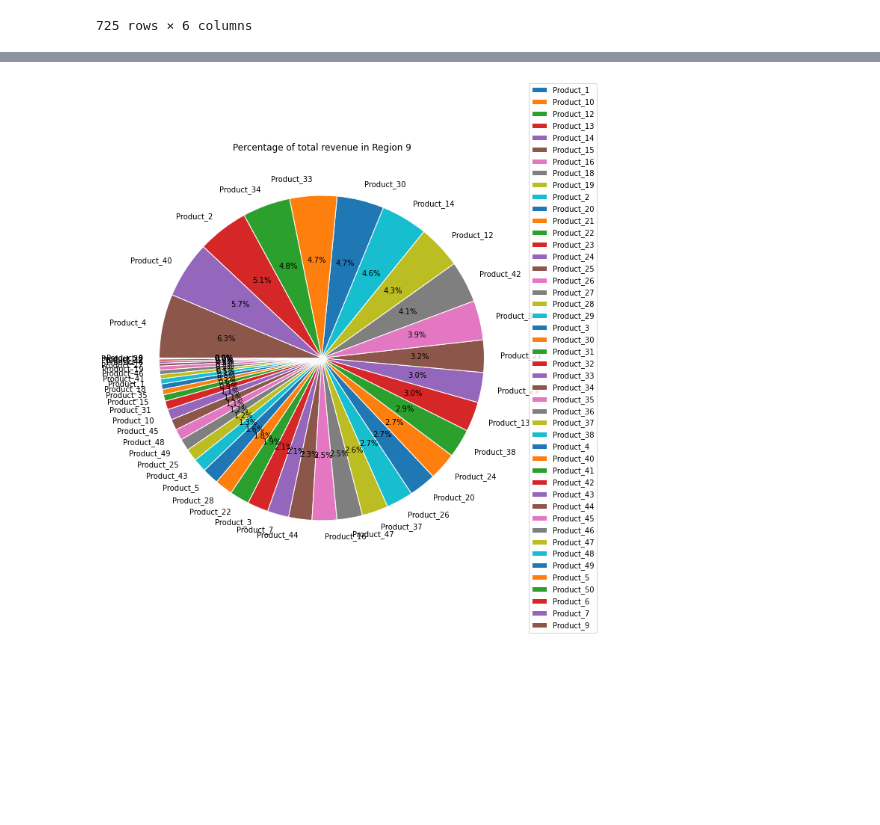
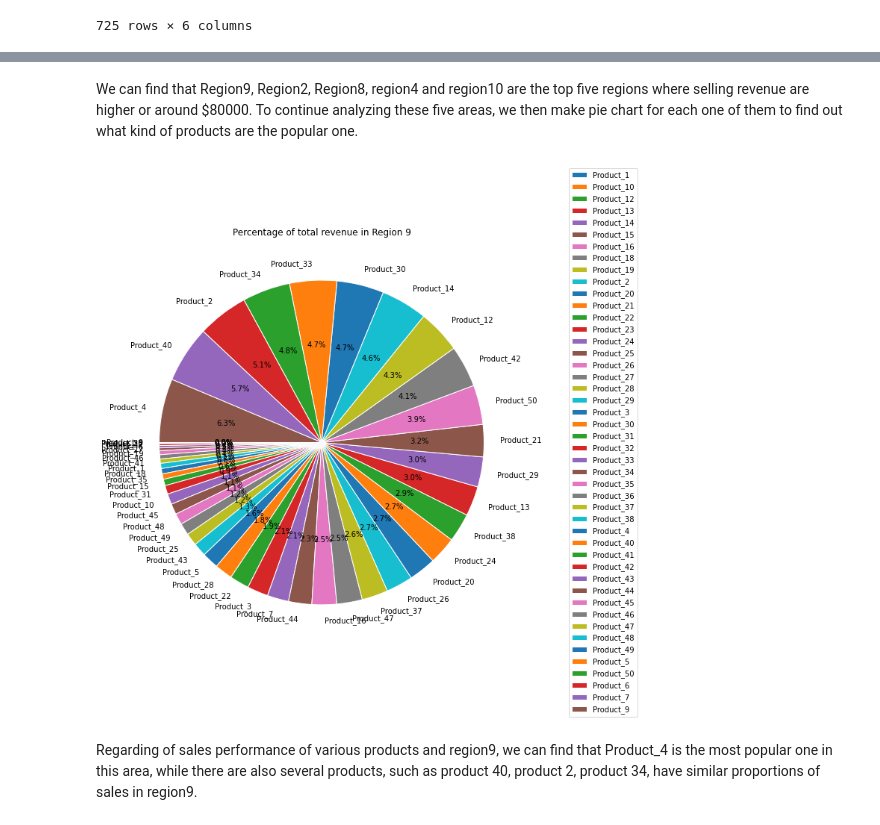
Before and after one commit to leningschulich/schulich_data_science, a Jupyter notebook: MBAN_Assignment1.ipynb, the cells around one changed output, grey strips where cells are left out. Cells and saved outputs as stored; diff of their text form; code cells hidden in the pictures; blank space fills up the shorter version.

```diff
--- a/MBAN_Assignment1.ipynb
+++ b/MBAN_Assignment1.ipynb
@@ -153,0 +162,9 @@ memory usage: 34.0+ KB
+# %%
+df.drop(df[(df['Units Sold']>=17.5)&(df['Region']=='Region_3')].index,axis =0,
+        inplace=True)
+df.drop(df[(df['Units Sold']>=17.5)&(df['Region']=='Region_7')].index,axis =0,
+        inplace=True)
+df.drop(df[(df['Units Sold']>=20)&(df['Region']=='Region_4')].index,axis =0,
+        inplace=True)
+df.drop(df[(df['Units Sold']>=17.5)&(df['Region']=='Region_5')].index,axis =0,
+        inplace=True)
@@ -200,3 +219,5 @@ plt.show()
+# %% [markdown]
+We can find that Region9, Region2, Region8, region4 and region10  are the top five regions where selling revenue are higher or around $80000. To continue analyzing these five areas, we then make pie chart for each one of them to find out what kind of products are the popular one.
 # %%
 region_9 = df.loc[df['Region']=='Region_9']
 region_2 = df.loc[df['Region']=='Region_2']
@@ -206,14 +227,16 @@ region_10 = df.loc[df['Region']=='Region_10']
 # %%
 Total_revenue_9 = region_9.groupby('Product')['revenue'].sum()
 Total_revenue_9
 plt.figure(figsize=(16, 10), facecolor='white')
 plt.pie((Total_revenue_9.sort_values()).values,labels=(Total_revenue_9.sort_values()).index,
         autopct='%0.1f%%', startangle=180,wedgeprops={'linewidth': 1, 'edgecolor': 'white'})
-plt.legend(labels=Total_revenue_9.index, loc='center left', bbox_to_anchor=(1, 0.5))
+plt.legend(labels=Total_revenue_9.index, loc='center left', bbox_to_anchor=(1.1, 0.5))
 plt.title('Percentage of total revenue in Region 9')
 plt.show()
 # %% [output]
-[figure, old version]
+[figure, new version]
+# %% [markdown]
+Regarding of sales performance of various products and region9, we can find that Product_4 is the most popular one in this area, while there are also several products, such as product 40, product 2, product 34, have similar proportions of sales in region9.
 # %%
 Total_revenue_2 = region_2.groupby('Product')['revenue'].sum()
 Total_revenue_2
```
Also changed, not shown: parts of 20 cells of this notebook.
